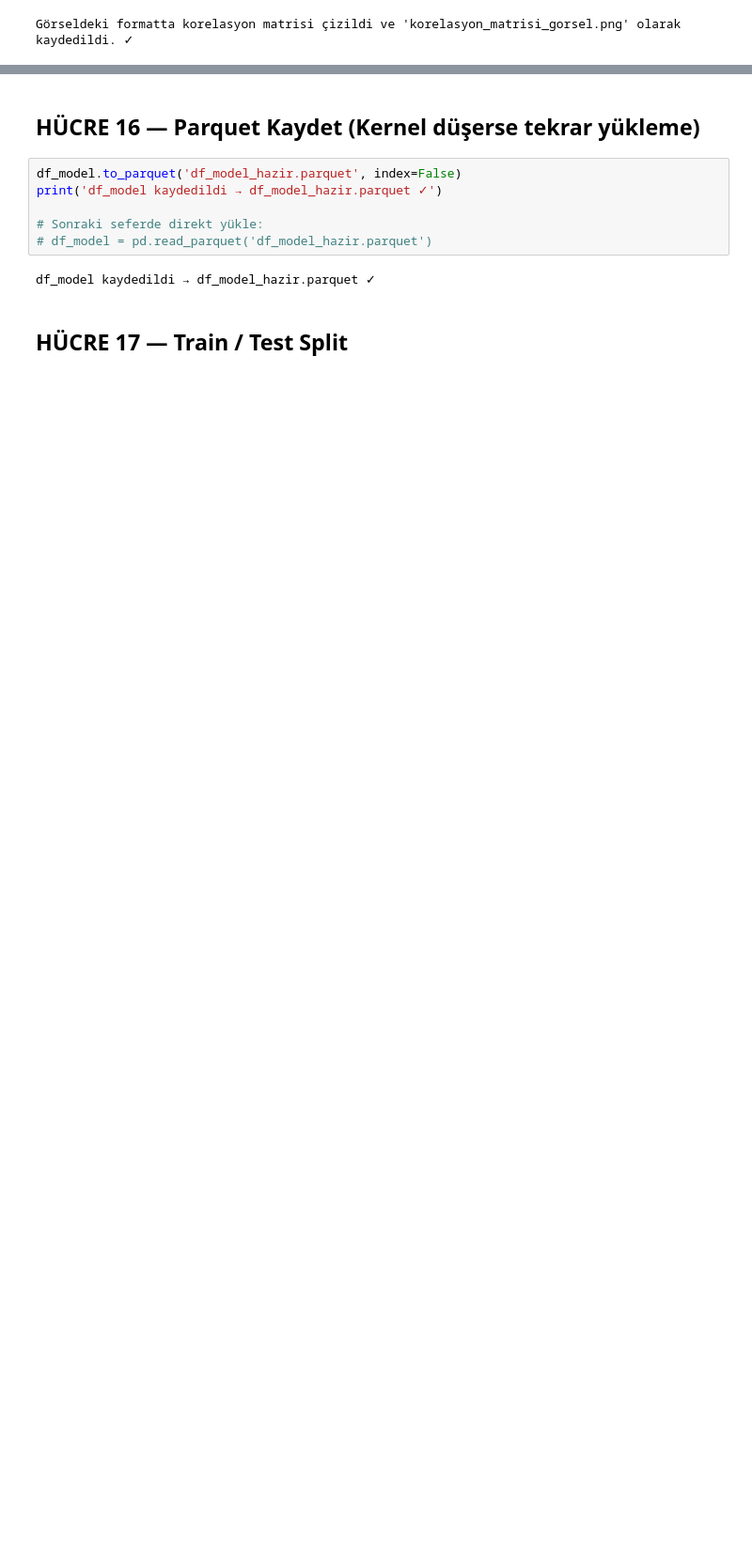
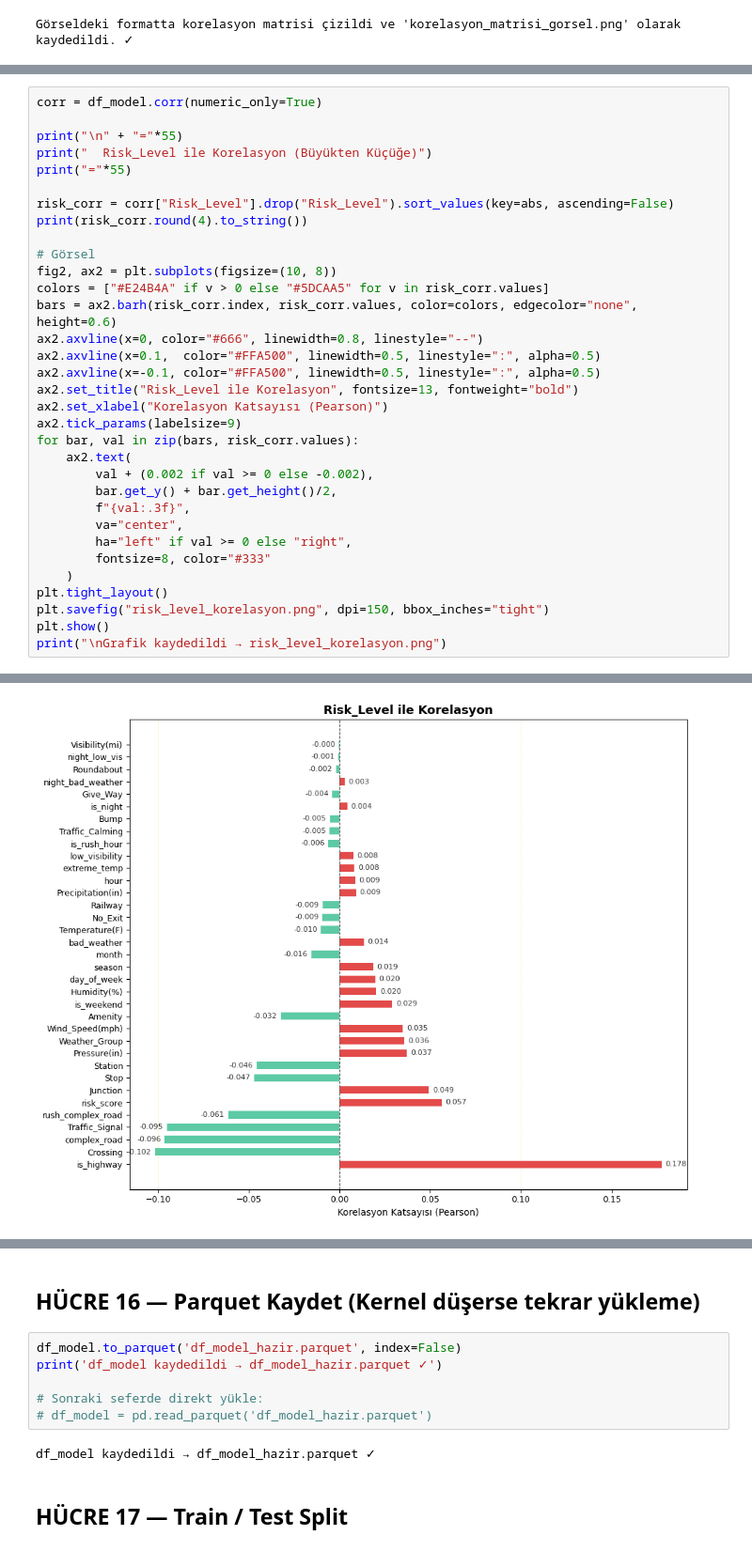
Before and after one commit to Enesdagci/road-risk-analysis, a Jupyter notebook: eda_v2.ipynb, the cells around one changed output, grey strips where cells are left out. Shown at 94% size. Drawn from its saved outputs; the diff is of its cells as text; blank space fills up the shorter version.

```diff
--- a/eda_v2.ipynb
+++ b/eda_v2.ipynb
@@ -449,0 +452,34 @@ Görseldeki formatta korelasyon matrisi çizildi ve 'korelasyon_matrisi_gorsel.p
+# %%
+corr = df_model.corr(numeric_only=True)
+
+print("\n" + "="*55)
+print("  Risk_Level ile Korelasyon (Büyükten Küçüğe)")
+print("="*55)
+
+risk_corr = corr["Risk_Level"].drop("Risk_Level").sort_values(key=abs, ascending=False)
+print(risk_corr.round(4).to_string())
+
+# Görsel
+fig2, ax2 = plt.subplots(figsize=(10, 8))
+colors = ["#E24B4A" if v > 0 else "#5DCAA5" for v in risk_corr.values]
+bars = ax2.barh(risk_corr.index, risk_corr.values, color=colors, edgecolor="none", height=0.6)
+ax2.axvline(x=0, color="#666", linewidth=0.8, linestyle="--")
+ax2.axvline(x=0.1,  color="#FFA500", linewidth=0.5, linestyle=":", alpha=0.5)
+ax2.axvline(x=-0.1, color="#FFA500", linewidth=0.5, linestyle=":", alpha=0.5)
+ax2.set_title("Risk_Level ile Korelasyon", fontsize=13, fontweight="bold")
+ax2.set_xlabel("Korelasyon Katsayısı (Pearson)")
+ax2.tick_params(labelsize=9)
+for bar, val in zip(bars, risk_corr.values):
+    ax2.text(
+        val + (0.002 if val >= 0 else -0.002),
+        bar.get_y() + bar.get_height()/2,
+        f"{val:.3f}",
+        va="center",
+        ha="left" if val >= 0 else "right",
+        fontsize=8, color="#333"
+    )
+plt.tight_layout()
+plt.savefig("risk_level_korelasyon.png", dpi=150, bbox_inches="tight")
+plt.show()
+print("\nGrafik kaydedildi → risk_level_korelasyon.png")
+# %% [output]
@@ -449,0 +503 @@ Görseldeki formatta korelasyon matrisi çizildi ve 'korelasyon_matrisi_gorsel.p
+[figure, added]
```
Also changed, not shown: parts of 2 cells of this notebook.
